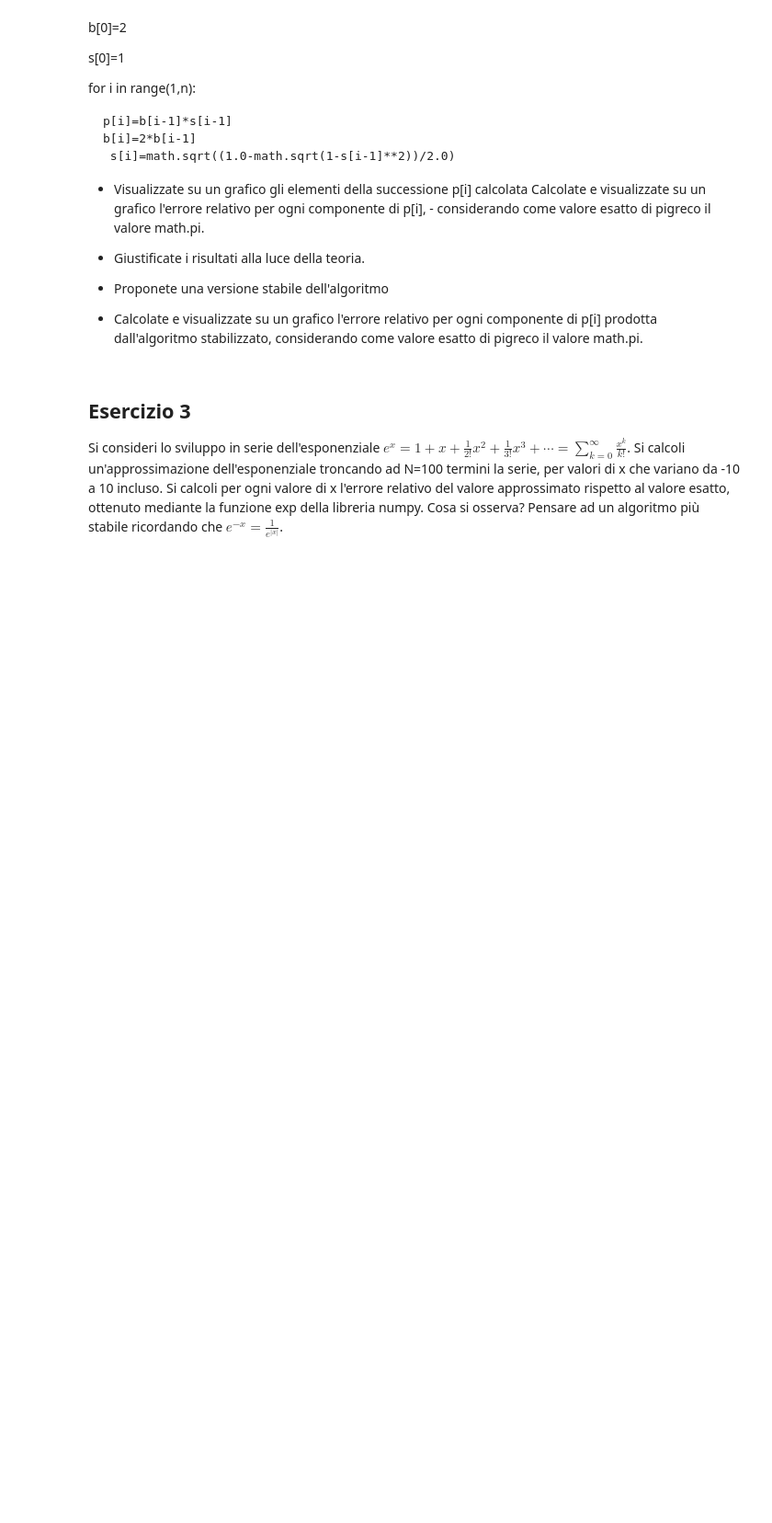
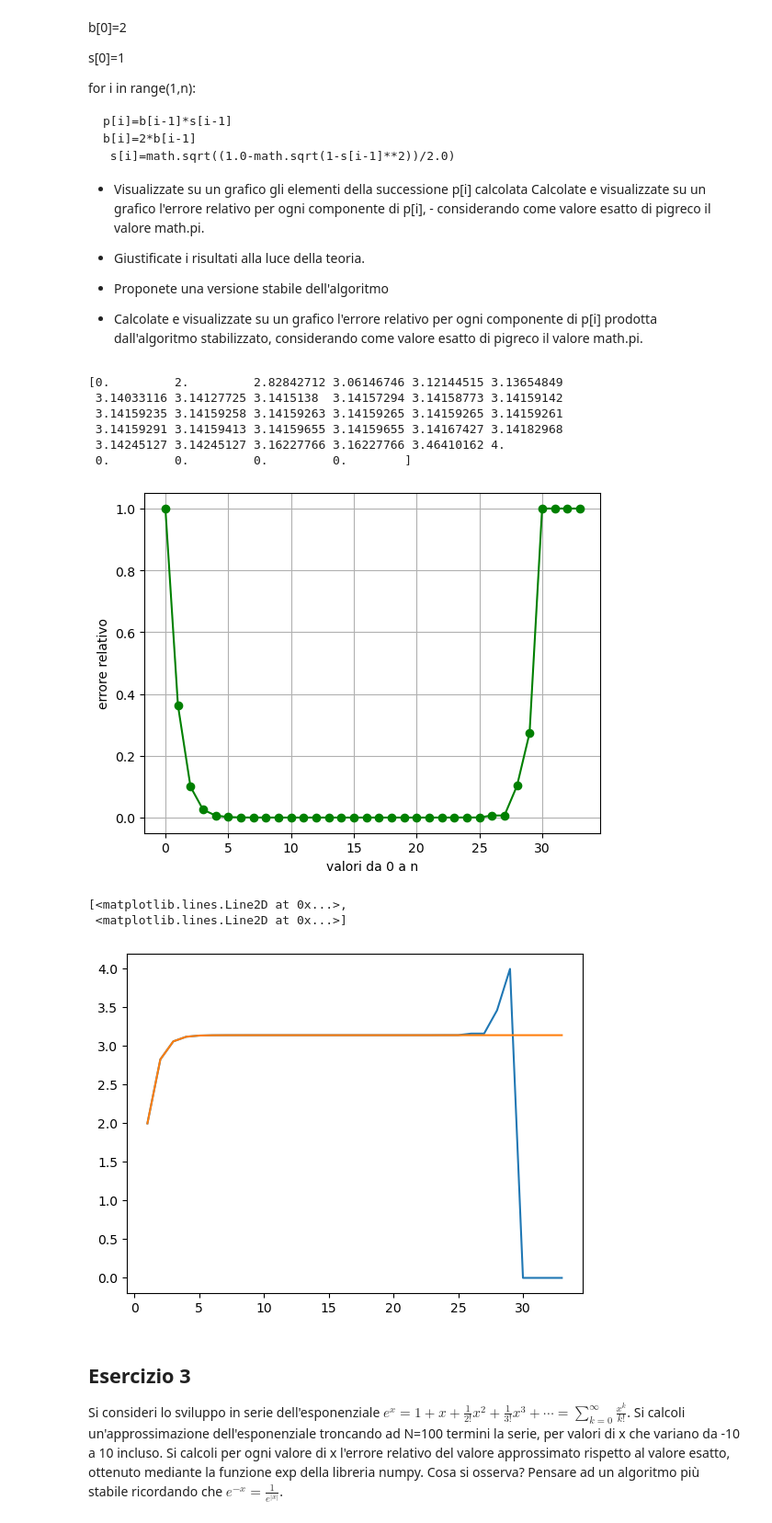
Before and after one commit to Giock24/Metodi-Numerici-Lab, a Jupyter notebook: Lezione 5/Esercitazione5.ipynb, the cells around one changed output. Shown: that part at 92% size. Drawn from its saved outputs; the diff is of its cells as text; code cells hidden in the pictures; blank space fills up the shorter version.

```diff
--- a/Lezione 5/Esercitazione5.ipynb
+++ b/Lezione 5/Esercitazione5.ipynb
@@ -68,6 +82,65 @@ for i in range(1,n):
 
 - Calcolate e visualizzate su un grafico l'errore relativo per ogni componente di p[i] prodotta dall'algoritmo stabilizzato, considerando come valore esatto di
 pigreco il valore math.pi.
+# %%
+# codice scritto nel caso in cui è l'utente a
+# decidere che numero di iterazione dare
+# int(input("Inserisci un numero naturale: "))
+n = 34
+
+
+b = np.zeros(n)
+s = np.zeros(n)
+p = np.zeros(n)
+
+b[0]=2
+s[0]=1
+
+for i in range(1,n):
+    p[i]=b[i-1]*s[i-1]
+    b[i]=2*b[i-1]
+    s[i]=math.sqrt((1.0-math.sqrt(1-s[i-1]**2))/2.0)
+
+print(p)
+
+err_rel1 = [ np.abs(p[i]-math.pi)/np.abs(math.pi) for i in range(n) ]
+
+plt.plot(range(n), err_rel1, 'g-o')
+plt.grid(True)
+plt.xlabel('valori da 0 a n')
+plt.ylabel('errore relativo')
+plt.show()
+
+# dai risultati grafici si nota che dalle 0 a 5 iterazioni
+# l'errore dell'algoritmo per ricreare pi-greco inizia a
+# scendere, da 5 a 25 iter. non c'è nessun errore
+# e poi da 25 iter. in poi inizia a risalire l'errore
+# questo perchè l'algorimo non è stabile per la
+# propagazione di errori dovuta dalle operazioni
+# di sottrazione
+
+bs=np.zeros((n,))
+ss=np.zeros((n,))
+ps=np.zeros((n,))
+bs[0]=2
+ss[0]=1
+for i in range(1,n):
+     ps[i]=bs[i-1]*ss[i-1]
+     bs[i]=2*bs[i-1]
+     ss[i]=ss[i-1]/math.sqrt((2.0*(1.0+math.sqrt(1.0-ss[i-1]**2))))
+
+plt.plot(np.arange(1,n),p[1:n],np.arange(1,n),ps[1:n])
+# %% [output]
+[0.         2.         2.82842712 3.06146746 3.12144515 3.13654849
+ 3.14033116 3.14127725 3.1415138  3.14157294 3.14158773 3.14159142
+ 3.14159235 3.14159258 3.14159263 3.14159265 3.14159265 3.14159261
+ 3.14159291 3.14159413 3.14159655 3.14159655 3.14167427 3.14182968
+ 3.14245127 3.14245127 3.16227766 3.16227766 3.46410162 4.
+ 0.         0.         0.         0.        ]
+[figure, added]
+[<matplotlib.lines.Line2D at 0x...>,
+ <matplotlib.lines.Line2D at 0x...>]
+[figure, added]
 # %% [markdown]
 ## Esercizio 3
 Si consideri lo sviluppo in serie dell'esponenziale $e^x=1+x+\frac{1}{2!}x^2+\frac{1}{3!}x^3+\cdots =\sum_{k=0}^\infty \frac{x^k}{k!} $. Si calcoli un'approssimazione dell'esponenziale troncando ad N=100 termini la serie, per valori di x che variano da -10 a 10 incluso. Si calcoli  per ogni valore di x l'errore relativo del valore approssimato rispetto al valore esatto, ottenuto mediante la funzione exp della libreria numpy. Cosa si osserva? Pensare ad un algoritmo più stabile ricordando che $e^{-x}=\frac{1}{e^{|x|}}$.
```
Also changed, not shown: parts of 3 cells of this notebook, 1 other file.
